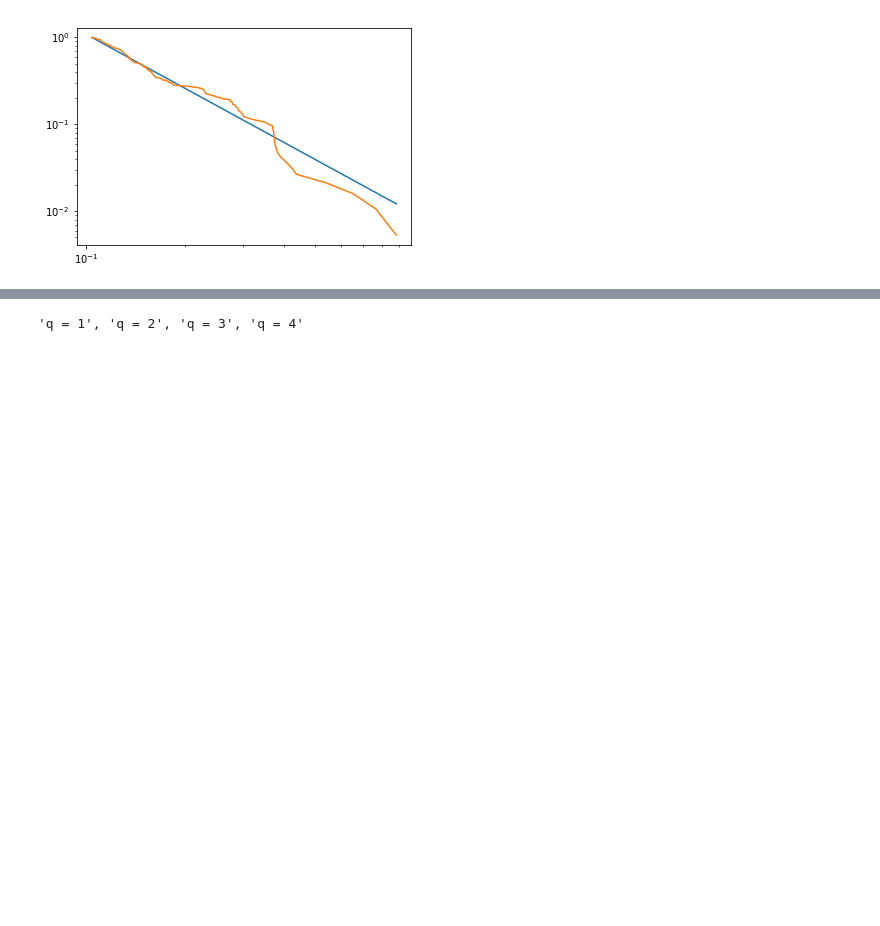
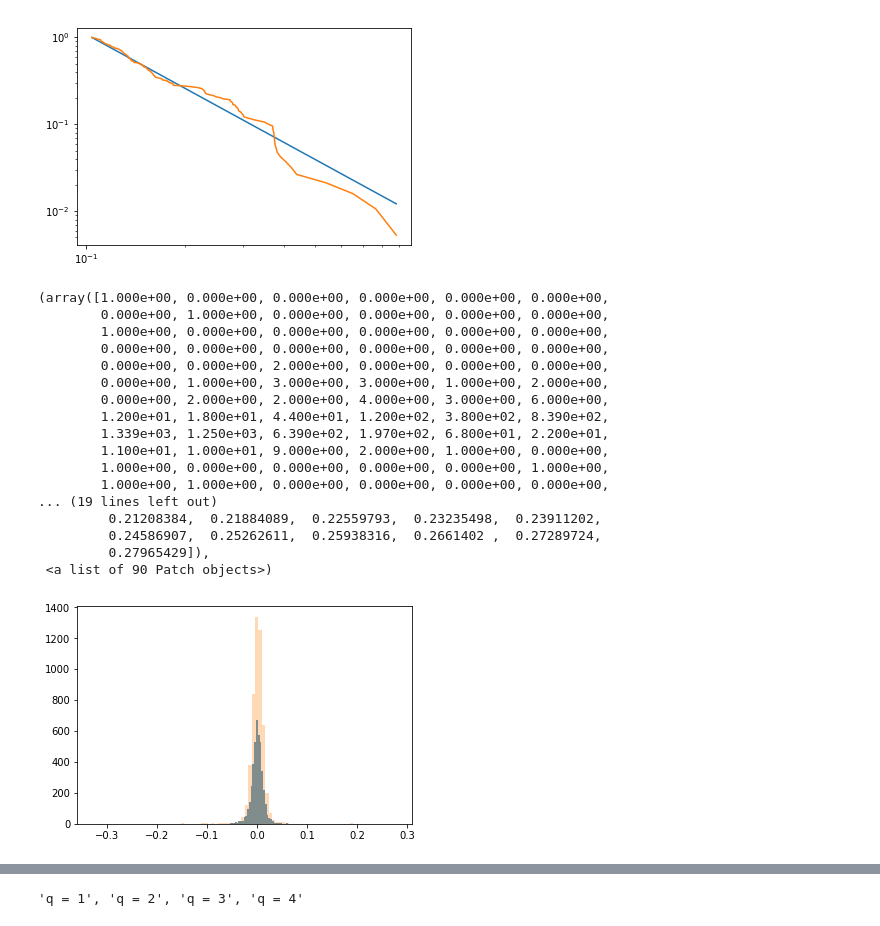
Before and after one commit to linsallyzhao/notebooks, a Jupyter notebook: FDS_assignment2/a_few_useful_functions.ipynb, the cells around one changed output, grey strips where cells are left out. Cells and saved outputs as stored; diff of their text form; code cells hidden in the pictures; blank space fills up the shorter version.

```diff
--- a/FDS_assignment2/a_few_useful_functions.ipynb
+++ b/FDS_assignment2/a_few_useful_functions.ipynb
@@ -546,6 +610,30 @@ start = 0.10400461504162063
 [figure]
 # %%
 alpha, beta, loc, scale, likelyhood  = fit_levy(logR['price'])
+# %%
+staSample = levy.random(alpha=alpha, beta=beta, mu=loc, sigma=scale, shape=(5000, 1), par=1)
+# %%
+plt.hist(logR['price'], 60, alpha=0.8)
+plt.hist(staSample, 90, alpha=0.3)
+# %% [output]
+(array([1.000e+00, 0.000e+00, 0.000e+00, 0.000e+00, 0.000e+00, 0.000e+00,
+        0.000e+00, 1.000e+00, 0.000e+00, 0.000e+00, 0.000e+00, 0.000e+00,
+        1.000e+00, 0.000e+00, 0.000e+00, 0.000e+00, 0.000e+00, 0.000e+00,
+        0.000e+00, 0.000e+00, 0.000e+00, 0.000e+00, 0.000e+00, 0.000e+00,
+        0.000e+00, 0.000e+00, 2.000e+00, 0.000e+00, 0.000e+00, 0.000e+00,
+        0.000e+00, 1.000e+00, 3.000e+00, 3.000e+00, 1.000e+00, 2.000e+00,
+        0.000e+00, 2.000e+00, 2.000e+00, 4.000e+00, 3.000e+00, 6.000e+00,
+        1.200e+01, 1.800e+01, 4.400e+01, 1.200e+02, 3.800e+02, 8.390e+02,
+        1.339e+03, 1.250e+03, 6.390e+02, 1.970e+02, 6.800e+01, 2.200e+01,
+        1.100e+01, 1.000e+01, 9.000e+00, 2.000e+00, 1.000e+00, 0.000e+00,
+        1.000e+00, 0.000e+00, 0.000e+00, 0.000e+00, 0.000e+00, 1.000e+00,
+        1.000e+00, 1.000e+00, 0.000e+00, 0.000e+00, 0.000e+00, 0.000e+00,
+... (19 lines left out)
+         0.21208384,  0.21884089,  0.22559793,  0.23235498,  0.23911202,
+         0.24586907,  0.25262611,  0.25938316,  0.2661402 ,  0.27289724,
+         0.27965429]),
+ <a list of 90 Patch objects>)
+[figure, added]
 # %%
 #This function is from github
 #https://github.com/josemiotto/pylevy/blob/master/test.py
```
Also changed, not shown: parts of 31 cells of this notebook, 4 other files.
